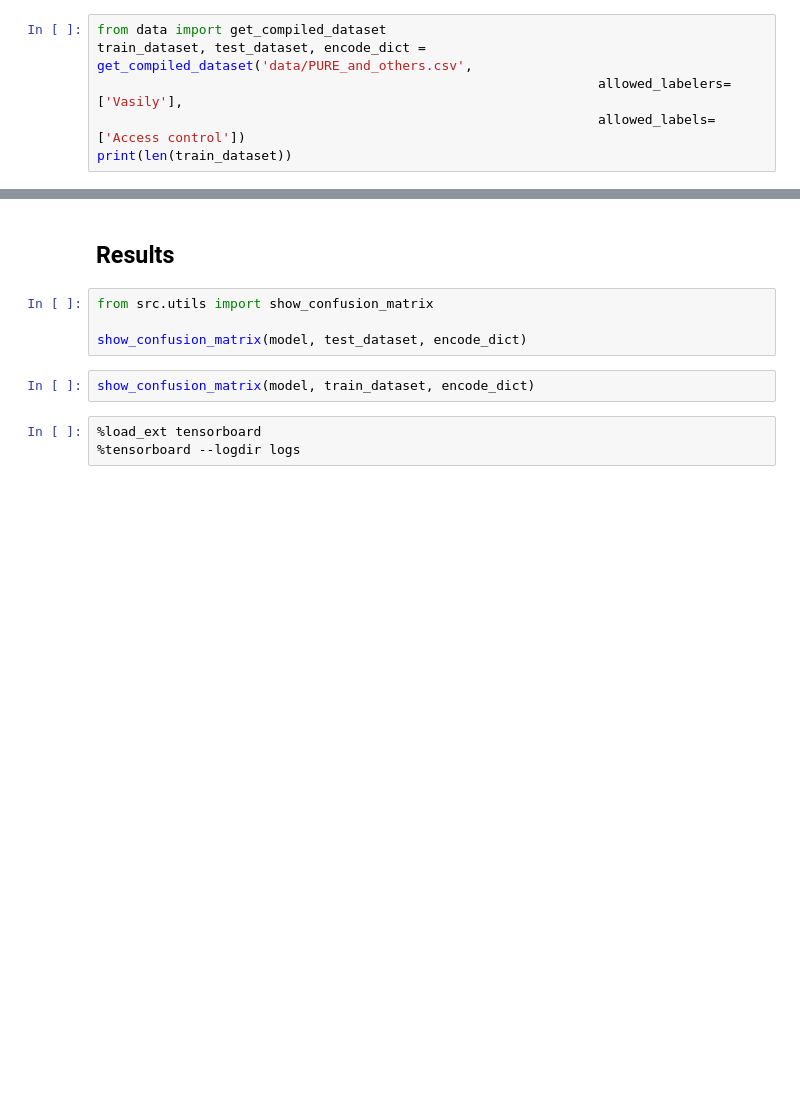
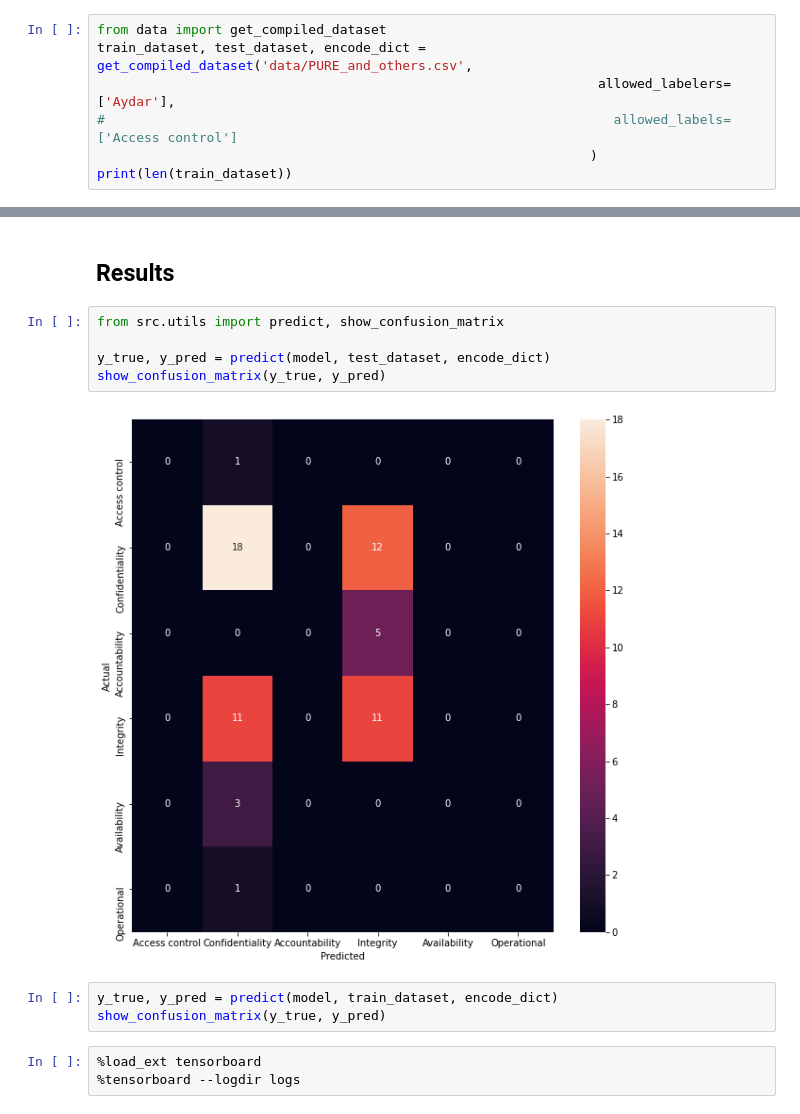
Before and after one commit to iambackend/thesis_code, a Jupyter notebook: notebooks/distilbert.ipynb, the cells around one changed output, grey strips where cells are left out. Cells and saved outputs as stored; diff of their text form; blank space fills up the shorter version.

Commit message:
10-fold validation implementation, and according refactor of dataset creation function. show_confusion_matrix refactor.

```diff
--- a/notebooks/distilbert.ipynb
+++ b/notebooks/distilbert.ipynb
@@ -47,7 +47,8 @@ train_dataset, test_dataset, encode_dict = get_compiled_dataset('data/PURE_and_o
 # %%
 from data import get_compiled_dataset
 train_dataset, test_dataset, encode_dict = get_compiled_dataset('data/PURE_and_others.csv',
-                                                                allowed_labelers=['Vasily'],
-                                                                allowed_labels=['Access control'])
+                                                                allowed_labelers=['Aydar'],
+#                                                                 allowed_labels=['Access control']
+                                                               )
 print(len(train_dataset))
 # %% [output]
@@ -115,11 +104,15 @@ TrainOutput(global_step=57, training_loss=1.8047848751670437, metrics={'train_ru
 # %% [markdown]
 ## Results
 # %%
-from src.utils import show_confusion_matrix
+from src.utils import predict, show_confusion_matrix
 
-show_confusion_matrix(model, test_dataset, encode_dict)
+y_true, y_pred = predict(model, test_dataset, encode_dict)
+show_confusion_matrix(y_true, y_pred)
+# %% [output]
+[figure, added]
 # %%
-show_confusion_matrix(model, train_dataset, encode_dict)
+y_true, y_pred = predict(model, train_dataset, encode_dict)
+show_confusion_matrix(y_true, y_pred)
 # %%
 %load_ext tensorboard
 %tensorboard --logdir logs
```
Also changed, not shown: parts of 10 cells of this notebook, 2 other files.
